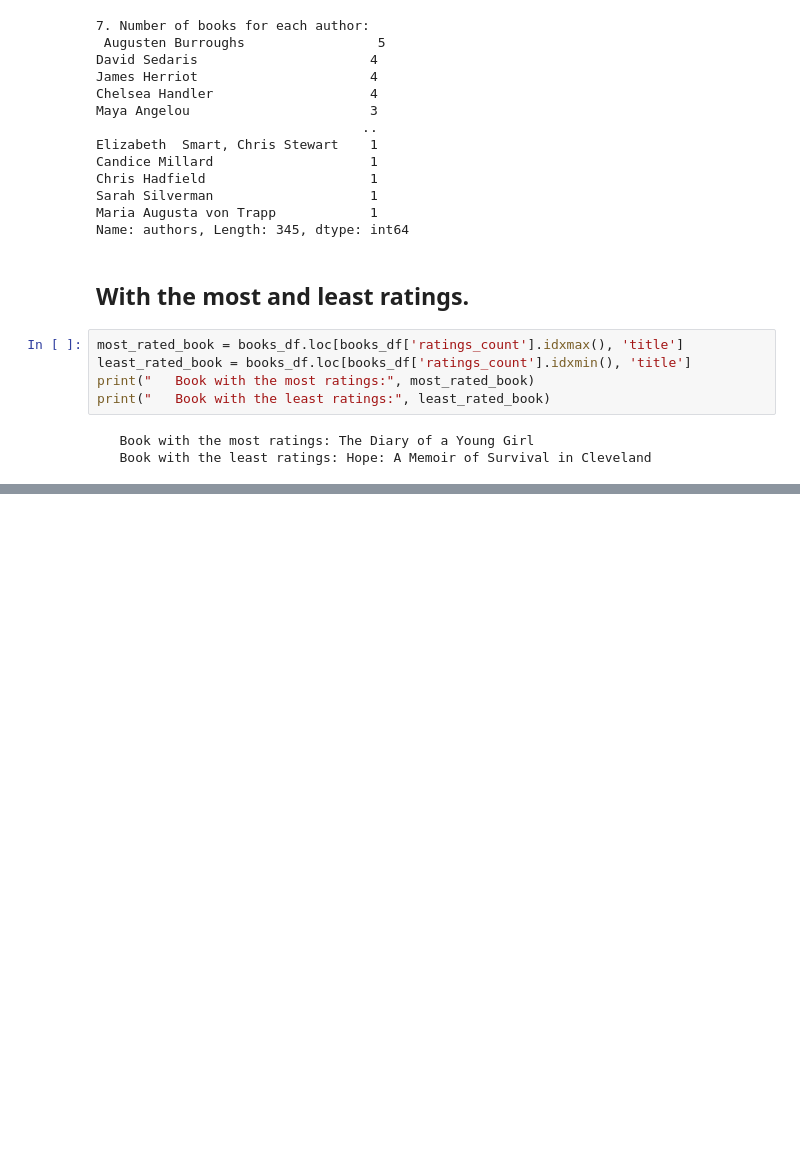
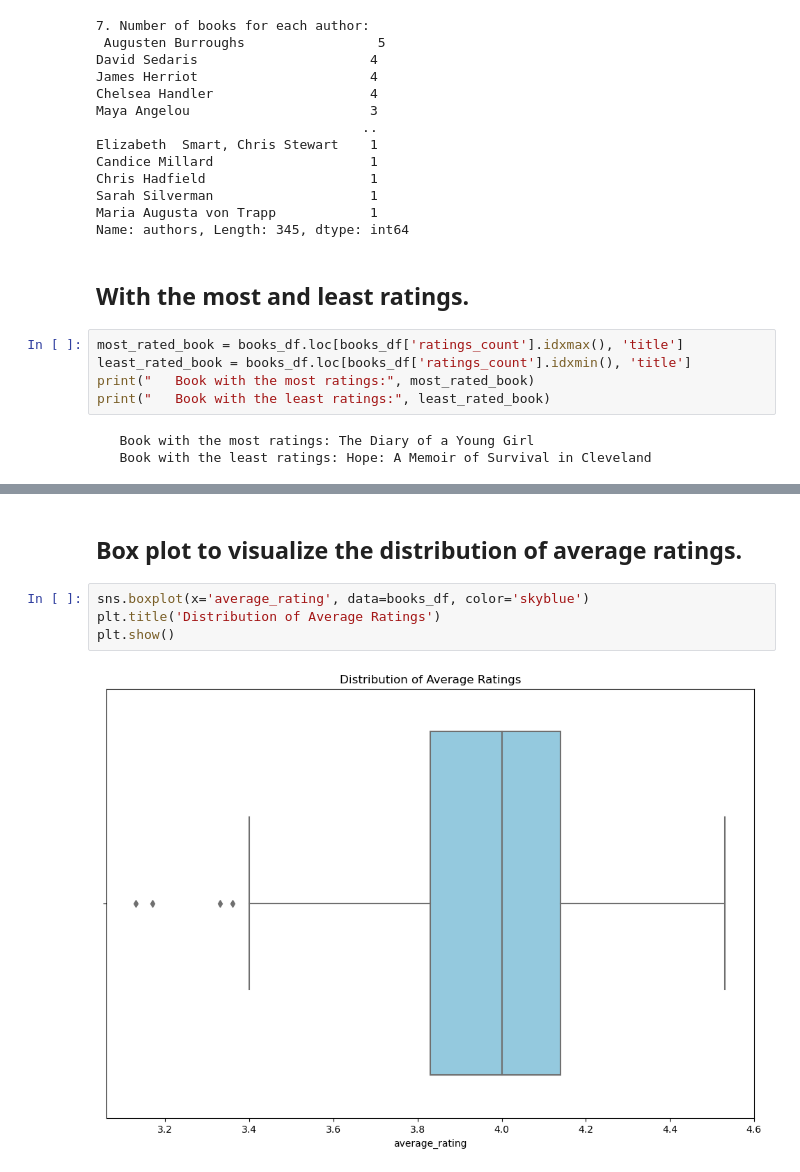
Before and after one commit to ShubhamGupta2505/randomwalk-ds-assessment, a Jupyter notebook: Assignment.ipynb, the cells around one changed output, grey strips where cells are left out. Saved outputs shown, nothing was run; the diff lists cells and outputs as text; blank space fills up the shorter version.

```diff
--- a/Assignment.ipynb
+++ b/Assignment.ipynb
@@ -161,0 +178,8 @@ plt.show()
+# %% [markdown]
+## Box plot to visualize the distribution of average ratings.
+# %%
+sns.boxplot(x='average_rating', data=books_df, color='skyblue')
+plt.title('Distribution of Average Ratings')
+plt.show()
+# %% [output]
+[figure, added]
```
Also changed, not shown: parts of 8 cells of this notebook.
